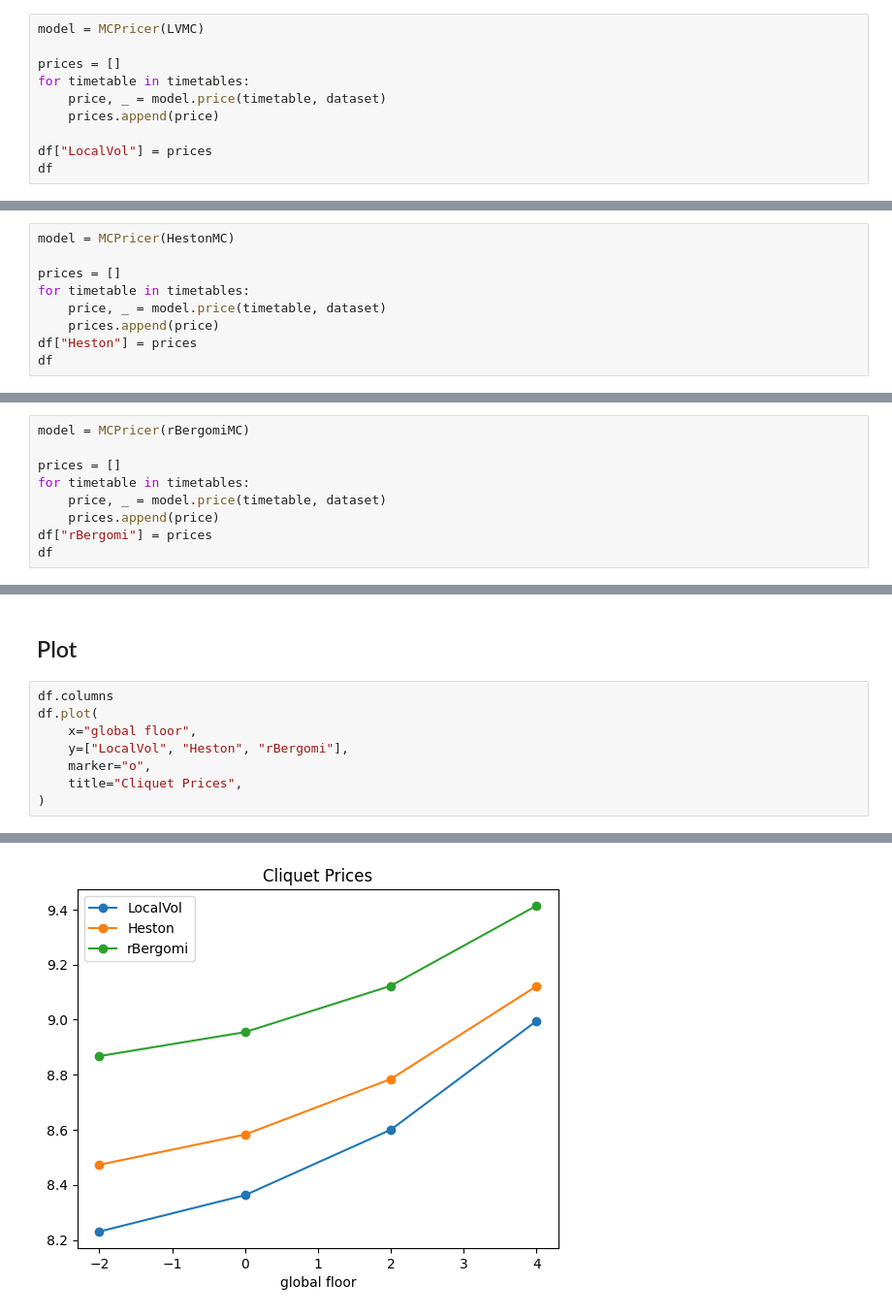
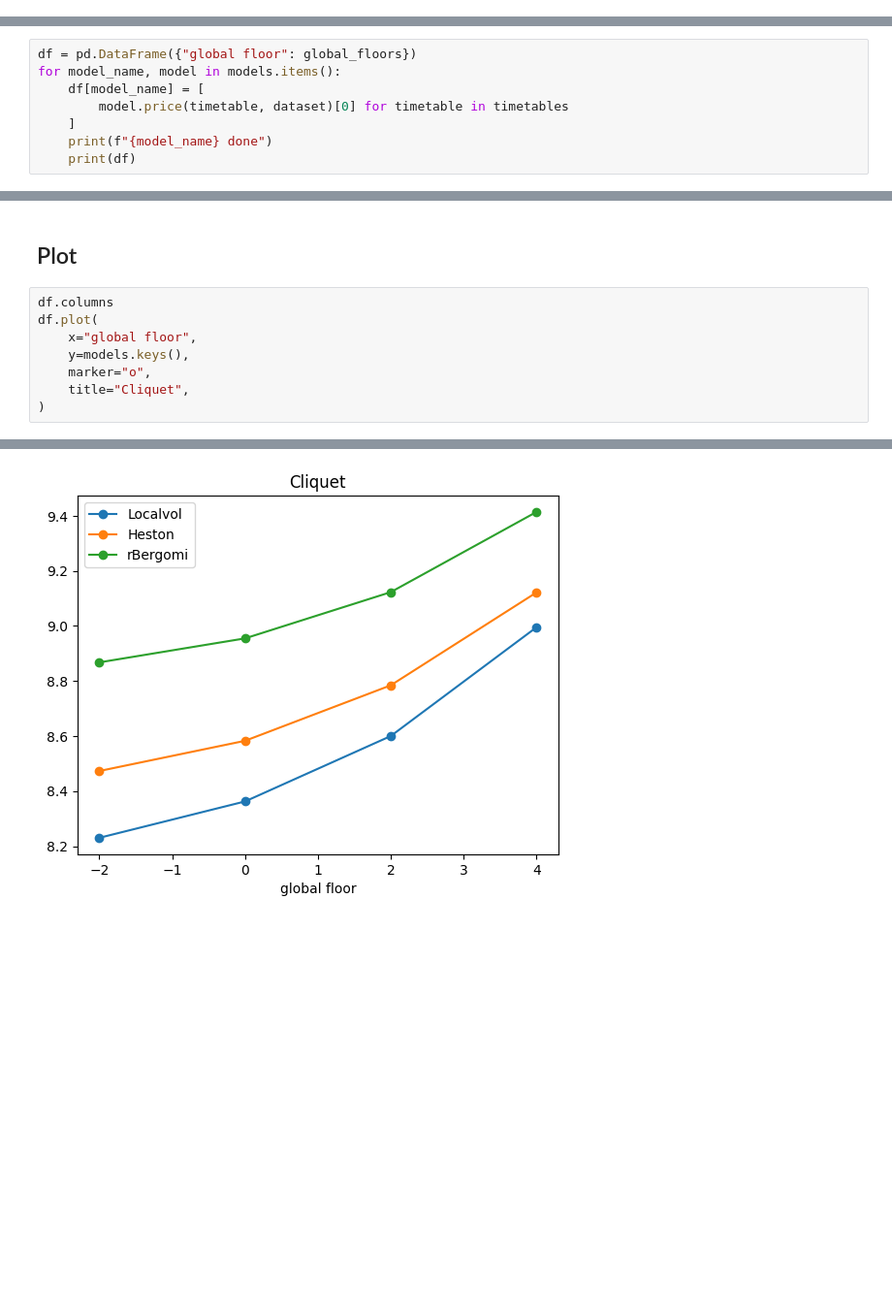
Before and after one commit to qatwalk/eq, a Jupyter notebook: 02_Cliquet.ipynb, the cells around one changed output, grey strips where cells are left out. Shown at 97% size. Saved outputs shown, nothing was run; the diff lists cells and outputs as text; blank space fills up the shorter version.

```diff
--- a/02_Cliquet.ipynb
+++ b/02_Cliquet.ipynb
@@ -90,10 +88,0 @@ df = pd.DataFrame({"global floor": global_floors})
-# %%
-model = MCPricer(LVMC)
-
-prices = []
-for timetable in timetables:
-    price, _ = model.price(timetable, dataset)
-    prices.append(price)
-
-df["LocalVol"] = prices
-df
@@ -106,9 +88,0 @@ df
-# %%
-model = MCPricer(HestonMC)
-
-prices = []
-for timetable in timetables:
-    price, _ = model.price(timetable, dataset)
-    prices.append(price)
-df["Heston"] = prices
-df
@@ -121,9 +88,0 @@ df
-# %%
-model = MCPricer(rBergomiMC)
-
-prices = []
-for timetable in timetables:
-    price, _ = model.price(timetable, dataset)
-    prices.append(price)
-df["rBergomi"] = prices
-df
@@ -135,0 +91,8 @@ df
+# %%
+df = pd.DataFrame({"global floor": global_floors})
+for model_name, model in models.items():
+    df[model_name] = [
+        model.price(timetable, dataset)[0] for timetable in timetables
+    ]
+    print(f"{model_name} done")
+    print(df)
@@ -139,8 +121,8 @@ df
 df.columns
 df.plot(
     x="global floor",
-    y=["LocalVol", "Heston", "rBergomi"],
+    y=models.keys(),
     marker="o",
-    title="Cliquet Prices",
+    title="Cliquet",
 )
 # %% [output]
@@ -148 +130 @@ df.plot(
-[figure, old version]
+[figure, new version]
```
Also changed, not shown: parts of 16 cells of this notebook, 4 other files.
